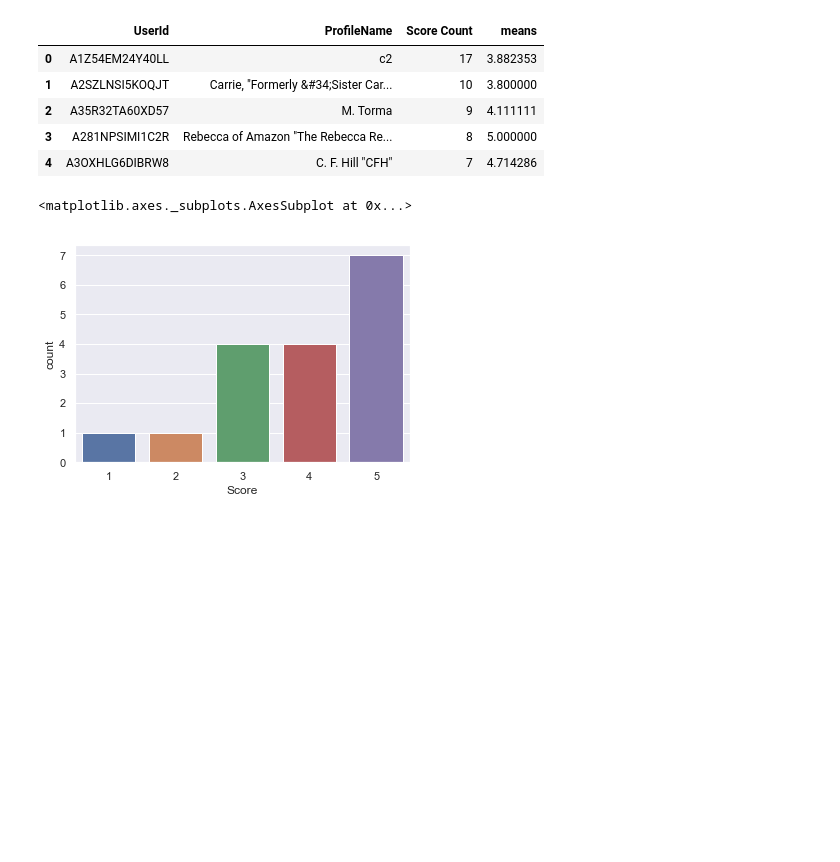
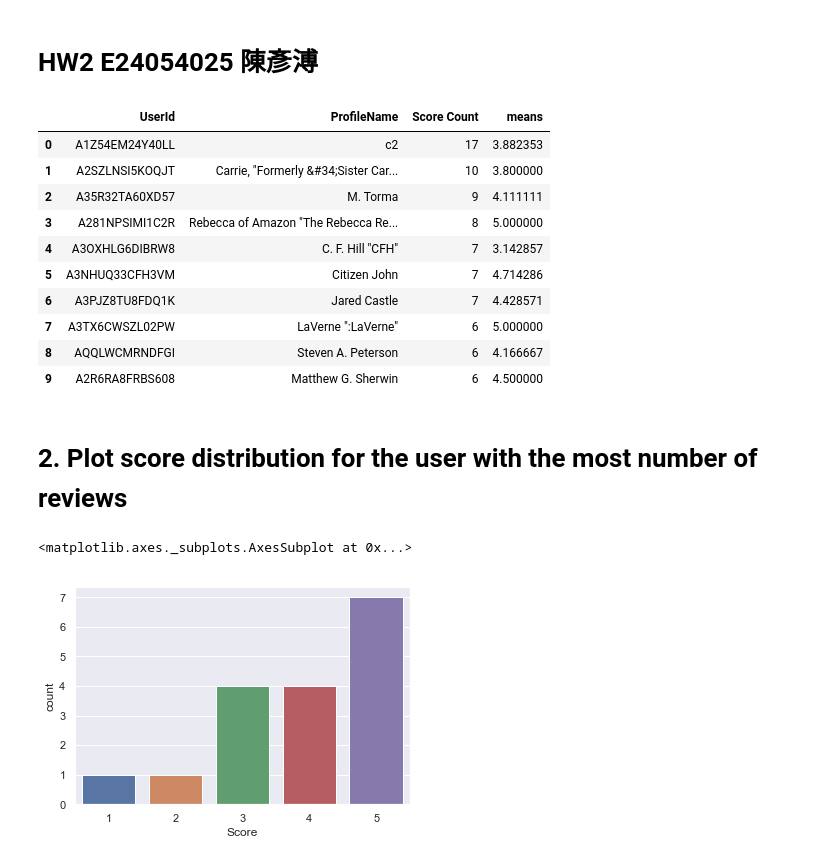
Before and after one commit to IanChen5273/Machined-learning, a Jupyter notebook: HW2.ipynb, the cells around one changed output. Saved outputs shown, nothing was run; the diff lists cells and outputs as text; code cells hidden in the pictures; blank space fills up the shorter version.

```diff
--- a/HW2.ipynb
+++ b/HW2.ipynb
@@ -1,3 +1,5 @@
+# %% [markdown]
+# HW2 E24054025 陳彥溥
 # %%
 import pandas as pd
 import seaborn as sns
@@ -7,19 +9,27 @@ index = dataset["UserId"].value_counts().index
 # %%
 reviewers = dataset.groupby(['UserId','ProfileName']).size().sort_values(ascending=False).reset_index(name='Score Count')
 # %%
+sector = dataset.groupby(['UserId'])
 k =[]
 for i in index:
     k.append(sector.get_group(i)["Score"].mean())
 reviewers['means']=k
 # %%
-reviewers.head(5)
+reviewers.head(10)
 # %% [output]
 |  | UserId | ProfileName | Score Count | means |
 | 0 | A1Z54EM24Y40LL | c2 | 17 | 3.882353 |
 | 1 | A2SZLNSI5KOQJT | Carrie, "Formerly &#34;Sister Car... | 10 | 3.800000 |
 | 2 | A35R32TA60XD57 | M. Torma | 9 | 4.111111 |
 | 3 | A281NPSIMI1C2R | Rebecca of Amazon "The Rebecca Re... | 8 | 5.000000 |
-| 4 | A3OXHLG6DIBRW8 | C. F. Hill "CFH" | 7 | 4.714286 |
+| 4 | A3OXHLG6DIBRW8 | C. F. Hill "CFH" | 7 | 3.142857 |
+| 5 | A3NHUQ33CFH3VM | Citizen John | 7 | 4.714286 |
+| 6 | A3PJZ8TU8FDQ1K | Jared Castle | 7 | 4.428571 |
+| 7 | A3TX6CWSZL02PW | LaVerne ":LaVerne" | 6 | 5.000000 |
+| 8 | AQQLWCMRNDFGI | Steven A. Peterson | 6 | 4.166667 |
+| 9 | A2R6RA8FRBS608 | Matthew G. Sherwin | 6 | 4.500000 |
+# %% [markdown]
+# 2. Plot score distribution for the user with the most number of reviews
 # %%
 scores = sector.get_group(index[0])["Score"]
 sns.set()
```
Also changed, not shown: parts of 8 cells of this notebook.
